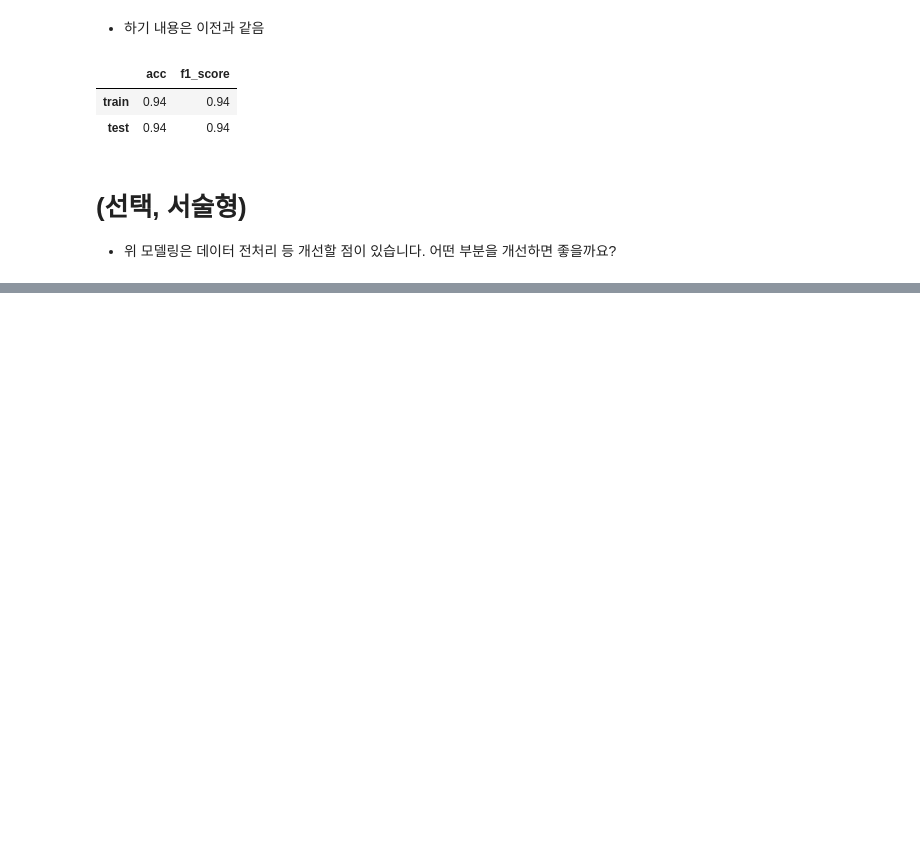
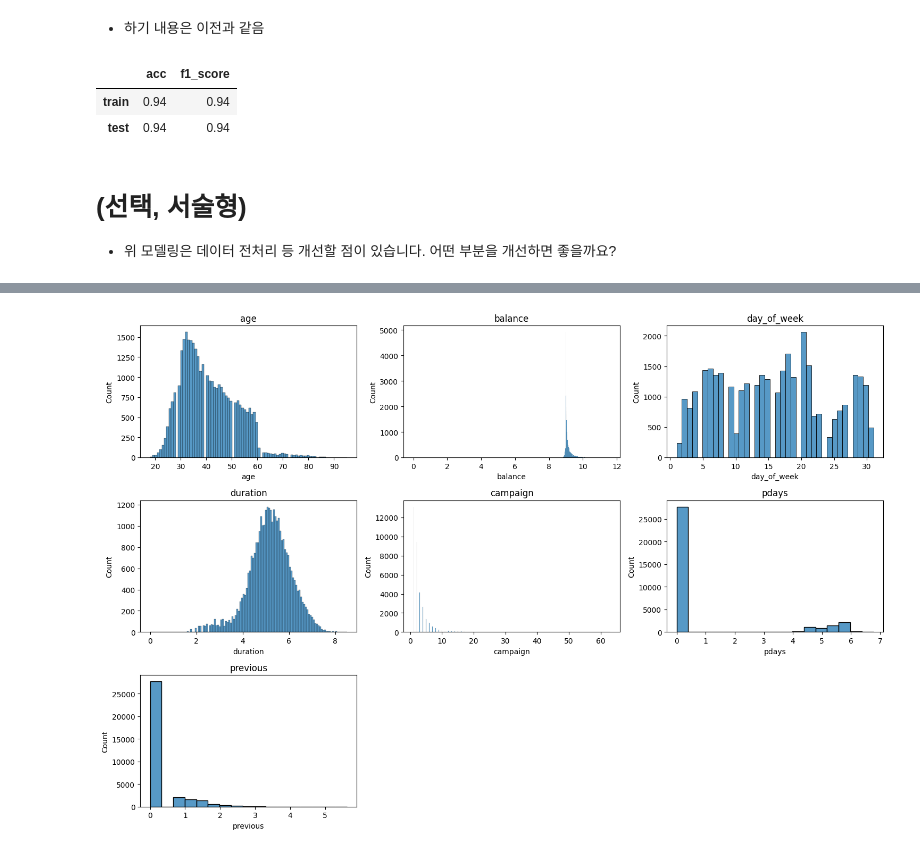
Before and after one commit to bellepoque7/sparta_ml, a Jupyter notebook: A02_최영아.ipynb, the cells around one changed output, grey strips where cells are left out. Drawn from its saved outputs; the diff is of its cells as text; code cells hidden in the pictures; blank space fills up the shorter version.

```diff
--- a/A02_최영아.ipynb
+++ b/A02_최영아.ipynb
@@ -496,0 +674,22 @@ get_score(X_train, X_test, col_dummies + numeric_col)
+# %%
+# 이상치가 많은 'duration','balance','previous', 'pdays' 컬럼에 대해서 로그스케일 적용
+
+#balance 값 보정
+# train의 최솟값이 -8019값인 상태, 양의 정수만을 갖도록 보정
+balance_min = abs(min(X_train['balance'].min(), X_test['balance'].min()))
+X_train['balance'] = X_train['balance'] + balance_min
+X_test['balance'] = X_test['balance'] + balance_min
+
+#pdays 값 보정
+# pdays에는 컨택하지 않았음을 -1 값으로 표시 -> 0 값은 존재하지 않으므로 0값으로 대체
+# 데이터셋은 새로운 direct marketing campaigns (phone calls)을 위해 term deposit을 예측하기 위한 데이터이므로, 이전 캠페인으로부터 이미 경과된 데이터
+# pdays는 '이전 캠페인을 마지막으로 연락한 후 경과한 일수'이므로 0인 경우, 이전 캠패인이 끝난 당일 연락을 했다는 의미이므로 성립할 수 없음
+X_train['pdays'] = X_train['pdays'].apply(lambda x: 0 if x==-1 else x)
+X_test['pdays'] = X_test['pdays'].apply(lambda x: 0 if x==-1 else x)
+
+
+#로그스케일 적용
+# np.log 사용시, 0(최솟값)에서 inf 값을 갖게 되므로, log1p를 사용해서 x+1값에 log를 취하도록 함
+for col in ['duration','balance','previous', 'pdays']:
+    X_train[col] = np.log1p(X_train[col])
+    X_test[col] = np.log1p(X_test[col])
@@ -496,0 +708,4 @@ get_score(X_train, X_test, col_dummies + numeric_col)
+# %%
+get_3_hist(X_train, numeric_col)
+# %% [output]
+[figure, added]
```
Also changed, not shown: parts of 53 cells of this notebook.
